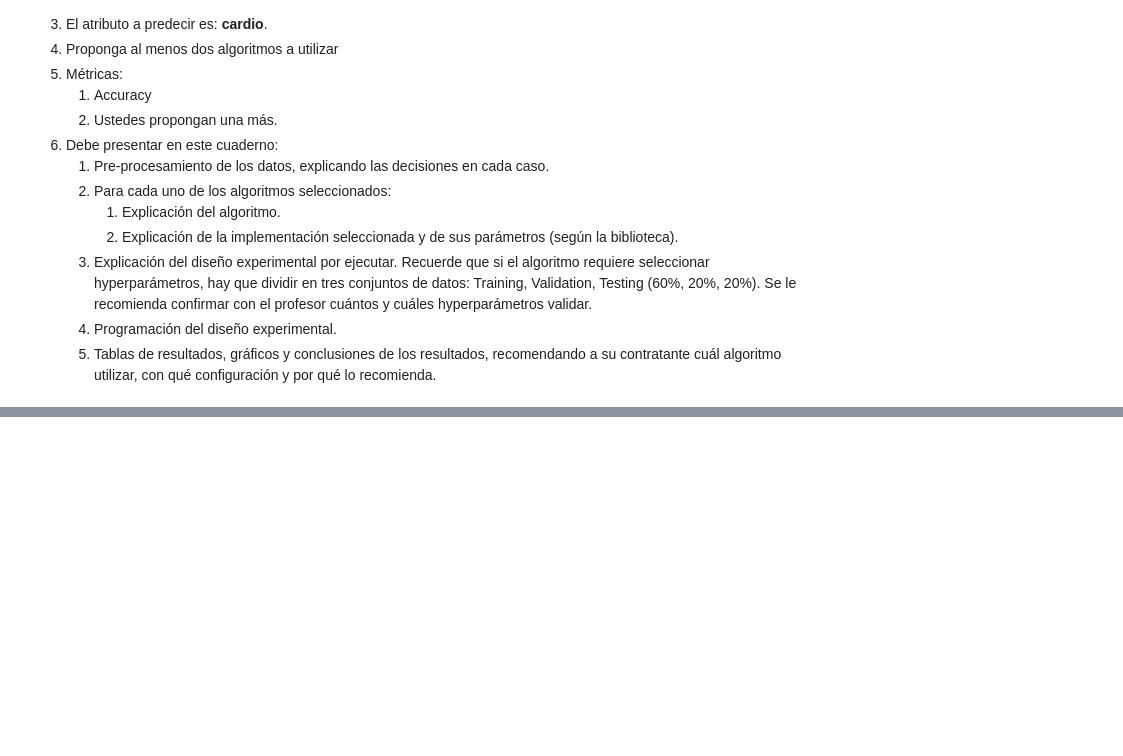
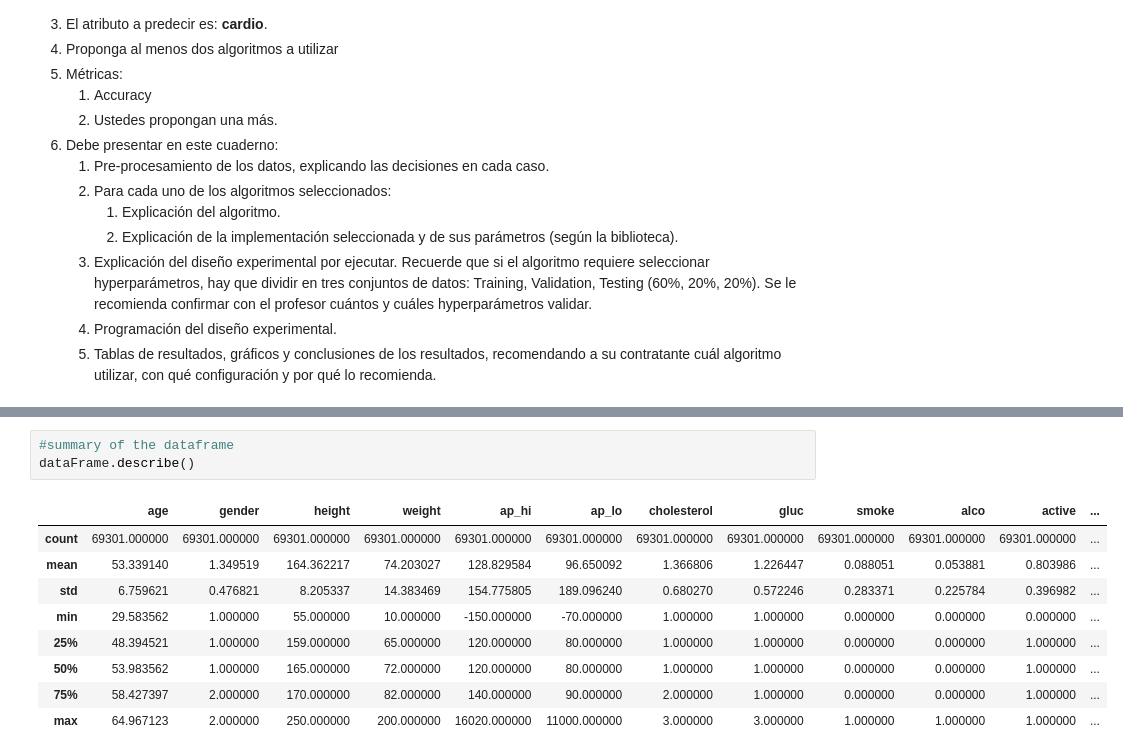
Before and after one commit to IAGR2-S2-2023/TP2_Regresi-n-Clasificaci-n, a Jupyter notebook: 2023-2-Trabajo_Practico_2.ipynb, the cells around one changed output, grey strips where cells are left out. Drawn from its saved outputs; the diff is of its cells as text; blank space fills up the shorter version.

```diff
--- a/2023-2-Trabajo_Practico_2.ipynb
+++ b/2023-2-Trabajo_Practico_2.ipynb
@@ -362,0 +510,13 @@ ___
+# %%
+#summary of the dataframe
+dataFrame.describe()
+# %% [output]
+|  | age | gender | height | weight | ap_hi | ap_lo | cholesterol | gluc | smoke | alco | active | ... |
+| count | 69301.000000 | 69301.000000 | 69301.000000 | 69301.000000 | 69301.000000 | 69301.000000 | 69301.000000 | 69301.000000 | 69301.000000 | 69301.000000 | 69301.000000 | ... |
+| mean | 53.339140 | 1.349519 | 164.362217 | 74.203027 | 128.829584 | 96.650092 | 1.366806 | 1.226447 | 0.088051 | 0.053881 | 0.803986 | ... |
+| std | 6.759621 | 0.476821 | 8.205337 | 14.383469 | 154.775805 | 189.096240 | 0.680270 | 0.572246 | 0.283371 | 0.225784 | 0.396982 | ... |
+| min | 29.583562 | 1.000000 | 55.000000 | 10.000000 | -150.000000 | -70.000000 | 1.000000 | 1.000000 | 0.000000 | 0.000000 | 0.000000 | ... |
+| 25% | 48.394521 | 1.000000 | 159.000000 | 65.000000 | 120.000000 | 80.000000 | 1.000000 | 1.000000 | 0.000000 | 0.000000 | 1.000000 | ... |
+| 50% | 53.983562 | 1.000000 | 165.000000 | 72.000000 | 120.000000 | 80.000000 | 1.000000 | 1.000000 | 0.000000 | 0.000000 | 1.000000 | ... |
+| 75% | 58.427397 | 2.000000 | 170.000000 | 82.000000 | 140.000000 | 90.000000 | 2.000000 | 1.000000 | 0.000000 | 0.000000 | 1.000000 | ... |
+| max | 64.967123 | 2.000000 | 250.000000 | 200.000000 | 16020.000000 | 11000.000000 | 3.000000 | 3.000000 | 1.000000 | 1.000000 | 1.000000 | ... |
```
Also changed, not shown: parts of 49 cells of this notebook.
